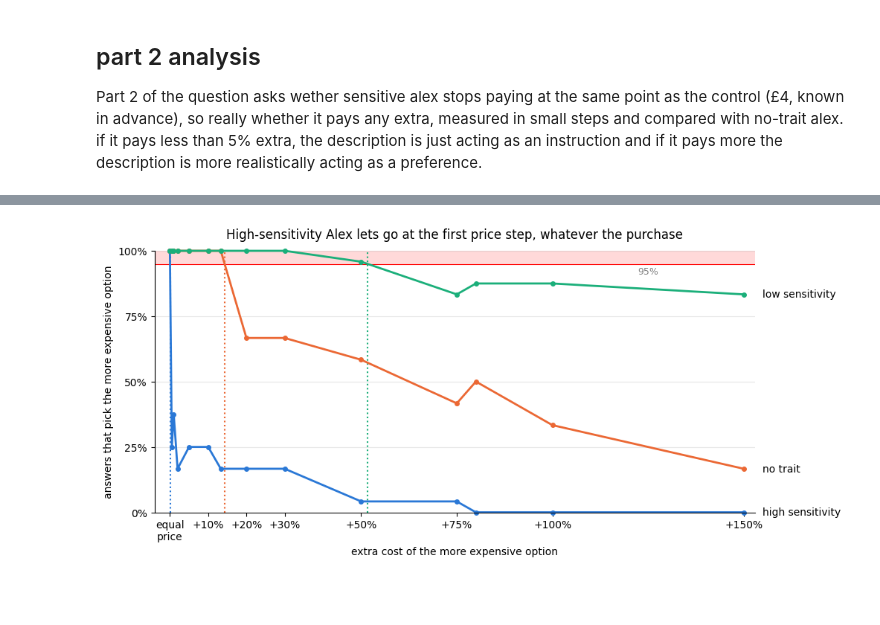
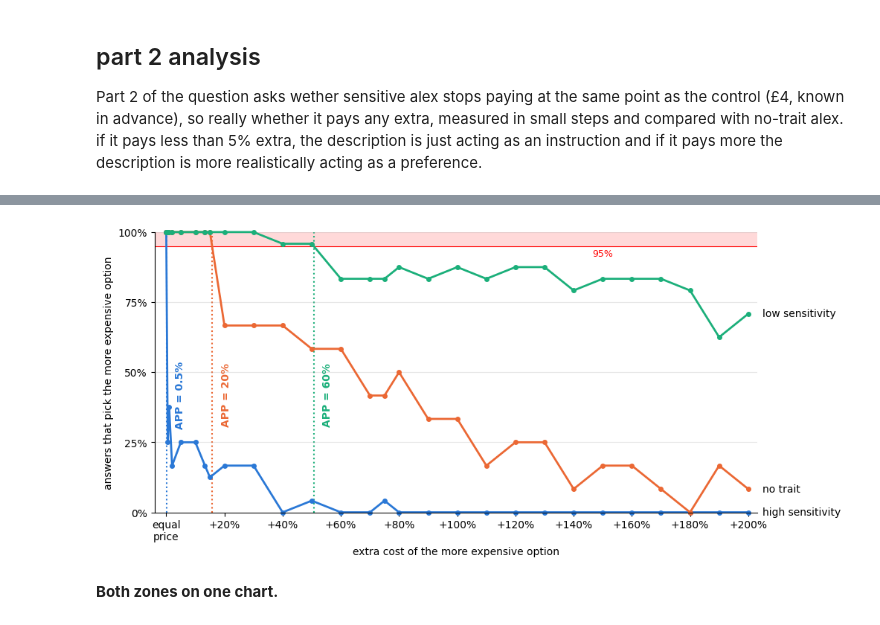
Before and after one commit to openhumanlab-ai/openhuman-research-assessment, a Jupyter notebook: experiment_1/analysis.ipynb, the cells around one changed output, grey strips where cells are left out. Drawn from its saved outputs; the diff is of its cells as text; code cells hidden in the pictures; blank space fills up the shorter version.

```diff
--- a/experiment_1/analysis.ipynb
+++ b/experiment_1/analysis.ipynb
@@ -7,10 +19,12 @@ import json
 def get_answer(persona: str, scenario: str, extra_percent: float, order: str, round_number: int) -> tuple[str, str]:
     """Return (chosen option, explanation), e.g. get_answer("profile-02", "dinner", 75, "reversed", 1)."""
     condition = f"{persona};{scenario};pct{round(extra_percent * 10):04d};{order}"
-    for line in open(f"../runs/rq1-round{round_number}/results.jsonl", encoding="utf-8"):
-        result = json.loads(line)
-        if result["trial"]["condition"] == condition:
-            return result["parsed"]["choice_id"], result["parsed"]["explanation"]
+    # each round has two run folders: the original 14 prices and the 14 extra prices
+    for folder in (f"rq1-round{round_number}", f"rq1-round{round_number}-extra"):
+        for line in open(f"../runs/{folder}/results.jsonl", encoding="utf-8"):
+            result = json.loads(line)
+            if result["trial"]["condition"] == condition:
+                return result["parsed"]["choice_id"], result["parsed"]["explanation"]
     raise ValueError(f"no result for {condition} in round {round_number}")
 # %% [markdown]
 ## part 1 analysis
@@ -109,7 +135,9 @@ Part 2 of the question asks wether sensitive alex stops paying at the same point
 import matplotlib.pyplot as plt
 import numpy as np
 
-STEPS = [0, 0.5, 1, 2, 5, 10, 13.3, 20, 30, 50, 75, 80, 100, 150]  # extra cost in percent, the 14 prices
+# extra cost in percent: the 14 original prices and the 14 extra prices (15%, and every 10% up to 200%)
+STEPS = [0, 0.5, 1, 2, 5, 10, 13.3, 15, 20, 30, 40, 50, 60, 70, 75, 80, 90, 100,
+         110, 120, 130, 140, 150, 160, 170, 180, 190, 200]
 EXPENSIVE = {"dinner": "prepared", "groceries": "deliver", "headphones": "wireless"}
 LINES = {  # line name -> (alex versions combined in it, colour); the last one is drawn on top
     "high sensitivity": (["profile-02", "profile-06"], "#2a78d6"),
@@ -117,7 +145,7 @@ LINES = {  # line name -> (alex versions combined in it, colour); the last one i
     "low sensitivity": (["profile-01", "profile-05"], "#1baf7a"),
 }
 
-all_shares = {}  # line name -> percent of answers that pick the more expensive option, at each of the 14 prices
+all_shares = {}  # line name -> percent of answers that pick the more expensive option, at each of the 28 prices
 for name, (personas, colour) in LINES.items():
     shares = []
     for step in STEPS:
@@ -136,7 +164,7 @@ def draw_chart():
         ax.plot(STEPS, shares, color=colour, linewidth=2, marker="o", markersize=4, clip_on=False)  # x = the real extra cost
         ax.text(STEPS[-1] + 5, shares[-1], name, va="center")  # name at the right end instead of a legend
 
-    TICKS = [0, 10, 20, 30, 50, 75, 100, 150]  # tested prices far enough apart to label; every tested price has a marker
+    TICKS = range(0, 201, 20)  # a label every 20%; every tested price has a marker
     ax.set_xticks(TICKS, labels=["equal\nprice"] + [f"+{step}%" for step in TICKS[1:]])
     ax.set_xlim(-4, STEPS[-1] + 3)  # the axis stops just before the line names
     ax.set_xlabel("extra cost of the more expensive option")
@@ -145,7 +173,7 @@ def draw_chart():
     ax.set_ylabel("answers that pick the more expensive option")
     ax.grid(axis="y", alpha=0.3)
     ax.spines[["top", "right"]].set_visible(False)
-    ax.set_title("High-sensitivity Alex lets go at the first price step, whatever the purchase", pad=12)
+
     return ax
 
 
@@ -176,0 +236,12 @@ plt.show()
+# %%
+def add_app(ax):
+    """Add the "always pays" zone (over 95% of answers) and the APP dotted lines to a chart."""
+    ax.axhspan(95, 100, color="red", alpha=0.15, linewidth=0, zorder=0)  # transparent red with a thin red edge
+    ax.axhline(95, color="red", linewidth=0.8, zorder=1)
+    ax.text(150, 94, "95%", color="red", fontsize=9, ha="center", va="top")
+
+
+
+ax = draw_chart()
+add_app(ax)
+plt.show()
@@ -177,19 +250,25 @@ plt.show()
 # %%
 def add_app(ax):
-    """Add the "always pays" zone (over 95% of answers) and the APP dotted lines to a chart."""
+    """Add the "always pays" zone (over 95% of answers) and the APP dotted lines, each with its value, to a chart."""
     ax.axhspan(95, 100, color="red", alpha=0.15, linewidth=0, zorder=0)  # transparent red with a thin red edge
     ax.axhline(95, color="red", linewidth=0.8, zorder=1)
-    ax.text(125, 94, "95%", color="grey", fontsize=9, ha="center", va="top")
+    ax.text(150, 94, "95%", color="red", fontsize=9, ha="center", va="top")
     # APP: dotted line where each line leaves the zone, in that line's colour
     for name, (personas, colour) in LINES.items():
-        ax.axvline(crossing(all_shares[name], 95), color=colour, linestyle=":", zorder=1)
+        shares = all_shares[name]
+        line_at = crossing(shares, 95)
+        ax.axvline(line_at, color=colour, linestyle=":", zorder=1)
+        app = next(step for step, share in zip(STEPS, shares) if share < 95)  # the APP as a tested price: the first one under 95%
+        ax.text(line_at + 3, 42, f"APP = {app:g}%", color=colour, fontweight="bold", rotation=90, va="center")  # along the line
 
 
 ax = draw_chart()
 add_app(ax)
 plt.show()
 # %% [output]
-[figure, old version]
+[figure, new version]
+# %% [markdown]
+**Both zones on one chart.**
 # %%
 ax = draw_chart()  # both on one chart
 add_npp(ax)
```
Also changed, not shown: parts of 27 cells of this notebook, 30 other files.
